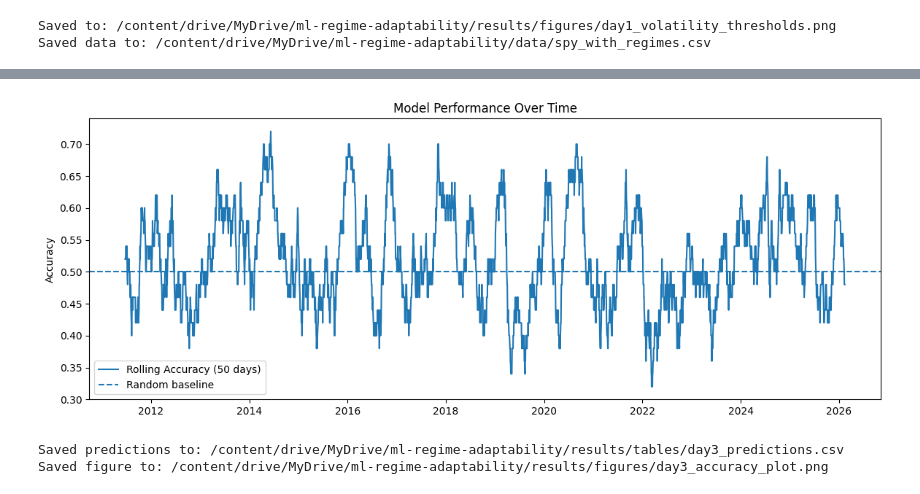
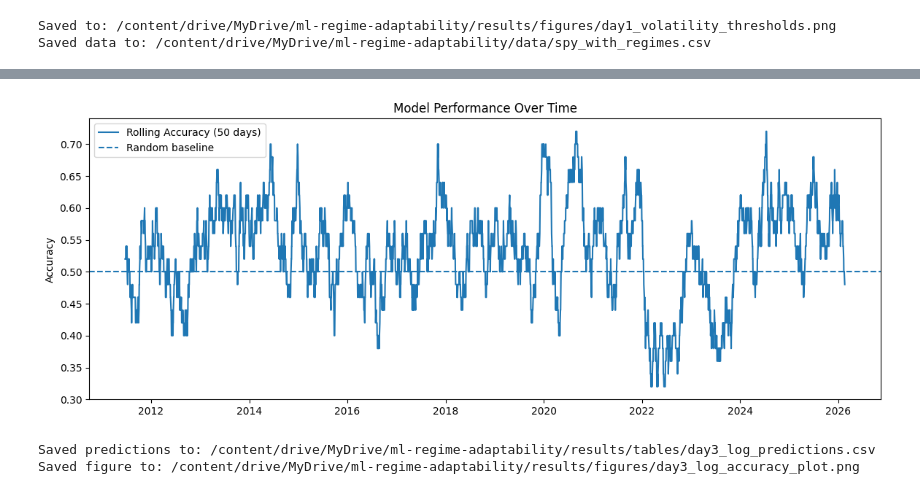
Before and after one commit to dhritiburugupalli/regime-adaptability, a Jupyter notebook: regime_adaptability.ipynb, the cells around one changed output, grey strips where cells are left out. Drawn from its saved outputs; the diff is of its cells as text; code cells hidden in the pictures.

```diff
--- a/regime_adaptability.ipynb
+++ b/regime_adaptability.ipynb
@@ -349,0 +349,6 @@ results.head()
+# %%
+log_model = LogisticRegression(max_iter=500, solver="liblinear")
+
+results_log = walk_forward_model(log_model, X, y, window)
+
+results_log.head()
@@ -384,31 +511,39 @@ Overall Accuracy: 0.5191534958478435
+# %%
+# Rolling accuracy (overtime) for linear regression
+results_log["Correct"] = (results_log["Prediction"] == results_log["Actual"]).astype(int)
+results_log["Rolling_Accuracy"] = results_log["Correct"].rolling(50).mean()
+
+# Rolling accuracy (overtime) for random forest
+results_rf["Correct"] = (results_rf["Prediction"] == results_rf["Actual"]).astype(int)
+results_rf["Rolling_Accuracy"] = results_rf["Correct"].rolling(50).mean()
 # %%
 # performance overtime (plotted)
 import matplotlib.pyplot as plt
 
 plt.figure(figsize=(14,5))
-plt.plot(results.index, results["Rolling_Accuracy"],
+plt.plot(results_log.index, results_log["Rolling_Accuracy"],
          label="Rolling Accuracy (50 days)")
 
 plt.axhline(0.5, linestyle="--", label="Random baseline")
 plt.title("Model Performance Over Time")
 plt.ylabel("Accuracy")
 plt.legend()
 plt.show()
 
 # saves predictions
-results_path = f"{BASE_DIR}/results/tables/day3_predictions.csv"
-results.to_csv(results_path)
-print("Saved predictions to:", results_path)
+results_log_path = f"{BASE_DIR}/results/tables/day3_log_predictions.csv"
+results_log.to_csv(results_log_path)
+print("Saved predictions to:", results_log_path)
 
 # saves figure
-fig_path = f"{BASE_DIR}/results/figures/day3_accuracy_plot.png"
+log_fig_path = f"{BASE_DIR}/results/figures/day3_log_accuracy_plot.png"
 plt.figure(figsize=(14,5))
-plt.plot(results.index, results["Rolling_Accuracy"])
+plt.plot(results_log.index, results_log["Rolling_Accuracy"])
 plt.axhline(0.5, linestyle="--")
-plt.savefig(fig_path, dpi=200)
+plt.savefig(log_fig_path, dpi=200)
 plt.close()
-print("Saved figure to:", fig_path)
+print("Saved figure to:", log_fig_path)
 # %% [output]
-[figure, old version]
+[figure, new version]
-Saved predictions to: /content/drive/MyDrive/ml-regime-adaptability/results/tables/day3_predictions.csv
-Saved figure to: /content/drive/MyDrive/ml-regime-adaptability/results/figures/day3_accuracy_plot.png
+Saved predictions to: /content/drive/MyDrive/ml-regime-adaptability/results/tables/day3_log_predictions.csv
+Saved figure to: /content/drive/MyDrive/ml-regime-adaptability/results/figures/day3_log_accuracy_plot.png
```
Also changed, not shown: parts of 30 cells of this notebook.
